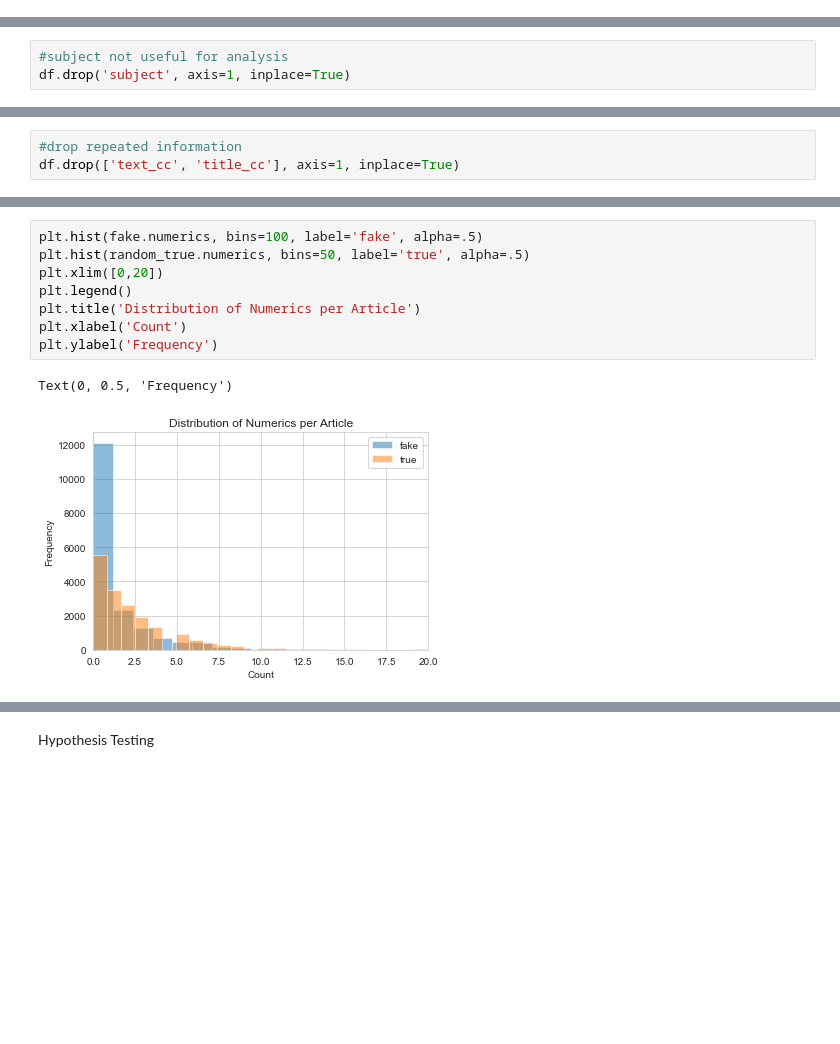
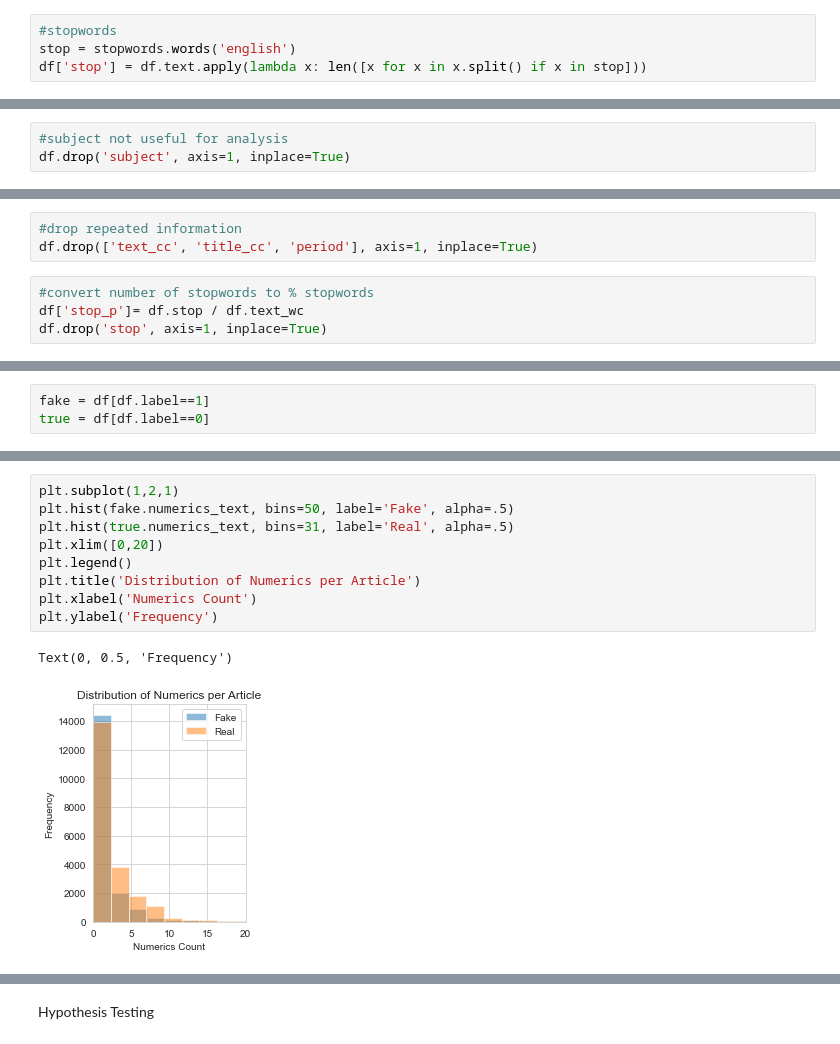
Before and after one commit to annadouv88/Springboard, a Jupyter notebook: Capstone Two/Capstone 2_EDA.ipynb, the cells around one changed output, grey strips where cells are left out. Cells and saved outputs as stored; diff of their text form; blank space fills up the shorter version.

```diff
--- a/Capstone Two/Capstone 2_EDA.ipynb
+++ b/Capstone Two/Capstone 2_EDA.ipynb
@@ -91,3 +88,7 @@ df['stop%'] = df['text'].apply(lambda x: stop_p(x))
+# %%
+#stopwords
+stop = stopwords.words('english')
+df['stop'] = df.text.apply(lambda x: len([x for x in x.split() if x in stop]))
 # %%
 #descriptive stats
 df.describe().T
@@ -205,3 +205,7 @@ sns.heatmap(abs(df.corr()), cmap='coolwarm', annot=True)
 # %%
 #drop repeated information
-df.drop(['text_cc', 'title_cc'], axis=1, inplace=True)
+df.drop(['text_cc', 'title_cc', 'period'], axis=1, inplace=True)
+# %%
+#convert number of stopwords to % stopwords
+df['stop_p']= df.stop / df.text_wc
+df.drop('stop', axis=1, inplace=True)
@@ -208,3 +219,6 @@ df.drop(['text_cc', 'title_cc'], axis=1, inplace=True)
+# %%
+fake = df[df.label==1]
+true = df[df.label==0]
 # %%
 #histograms of average word length
 plt.figure(figsize=(8,4))
@@ -247,11 +270,12 @@ plt.tight_layout()
 # %%
-plt.hist(fake.numerics, bins=100, label='fake', alpha=.5)
-plt.hist(random_true.numerics, bins=50, label='true', alpha=.5)
+plt.subplot(1,2,1)
+plt.hist(fake.numerics_text, bins=50, label='Fake', alpha=.5)
+plt.hist(true.numerics_text, bins=31, label='Real', alpha=.5)
 plt.xlim([0,20])
 plt.legend()
 plt.title('Distribution of Numerics per Article')
-plt.xlabel('Count')
+plt.xlabel('Numerics Count')
 plt.ylabel('Frequency')
 # %% [output]
 Text(0, 0.5, 'Frequency')
-[figure, old version]
+[figure, new version]
```
Also changed, not shown: parts of 29 cells of this notebook.
